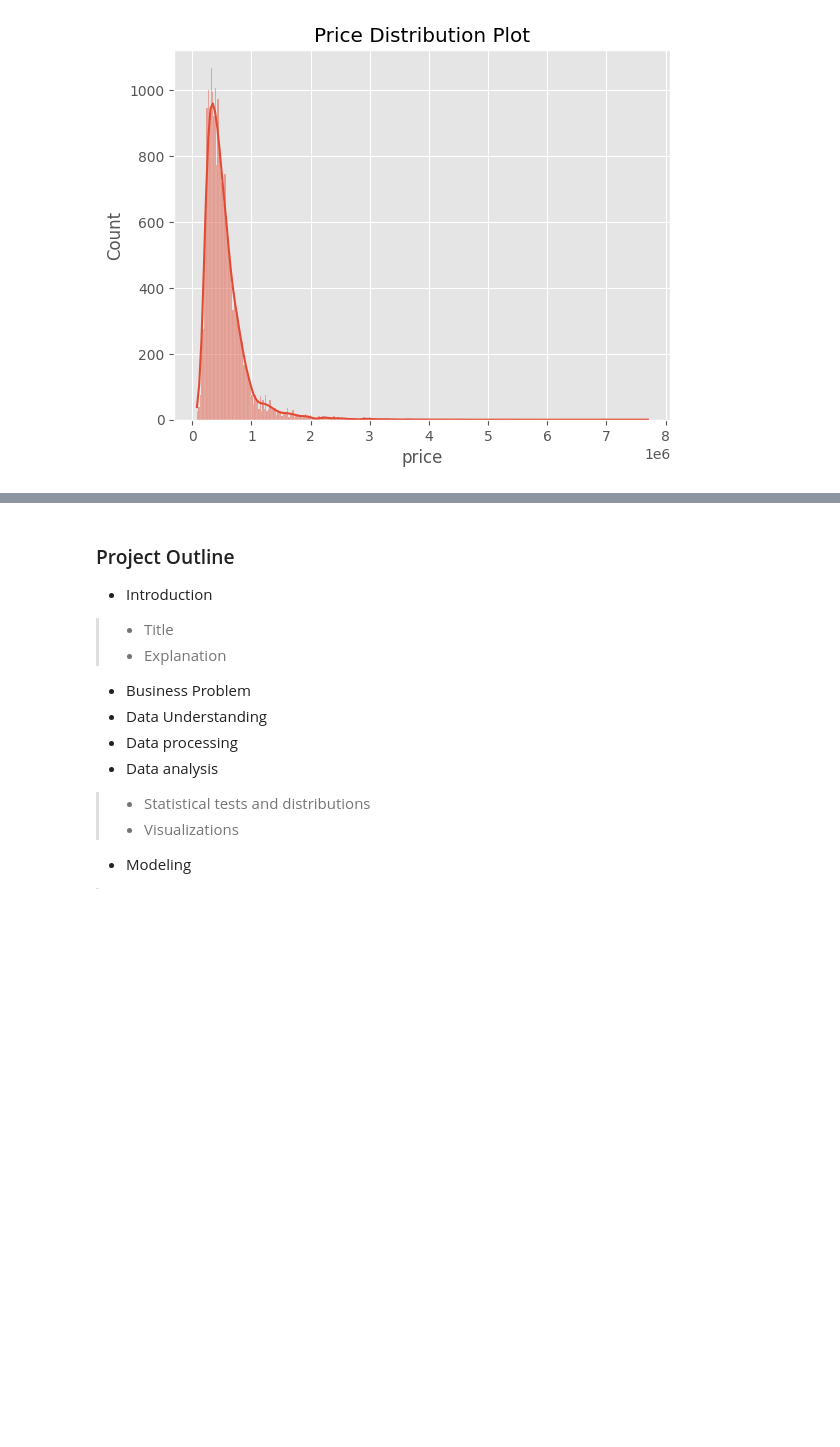
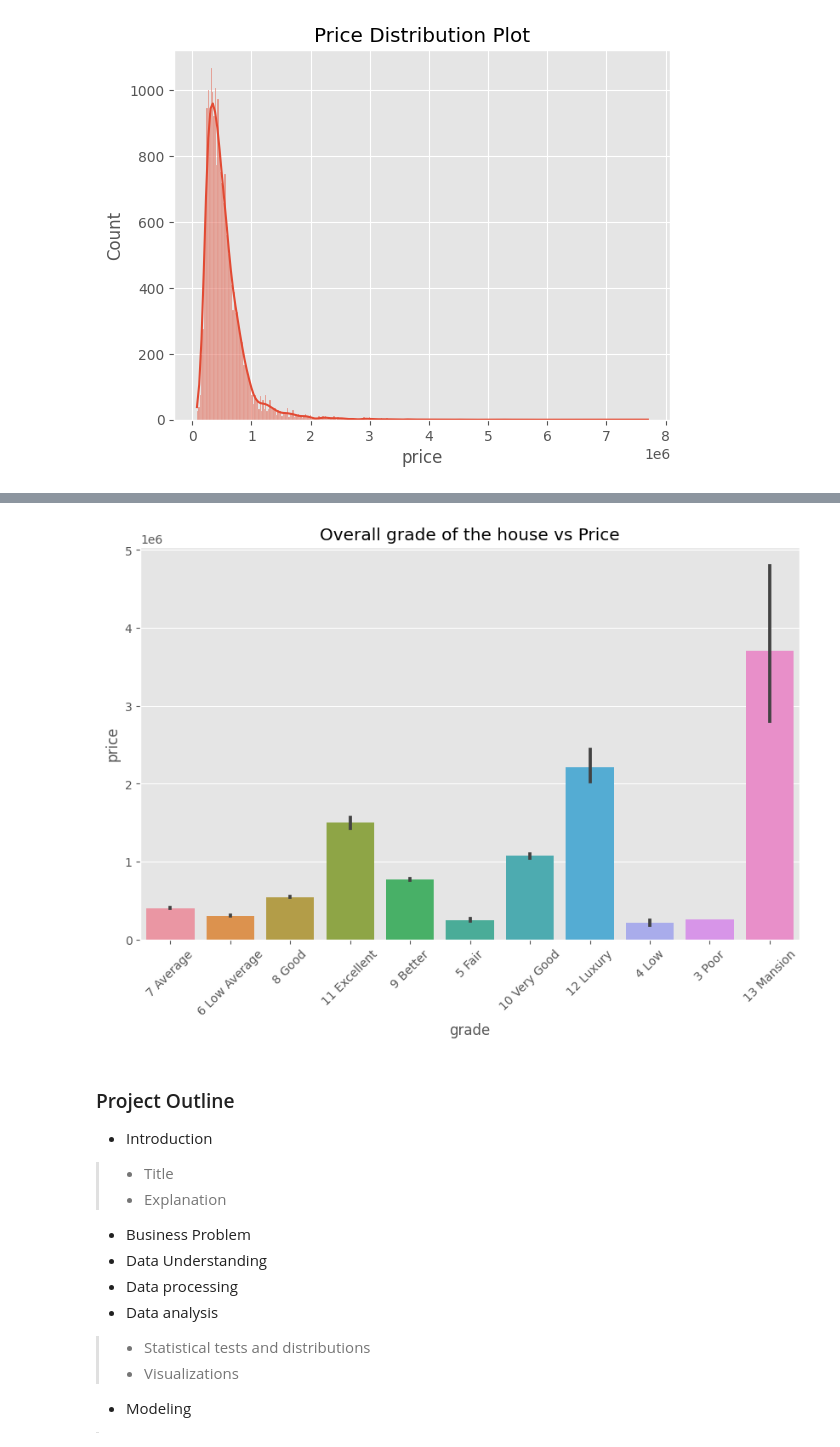
Before and after one commit to D-EKALE/KC-Housing-Project-2, a Jupyter notebook: student.ipynb, the cells around one changed output, grey strips where cells are left out. Cells and saved outputs as stored; diff of their text form; code cells hidden in the pictures; blank space fills up the shorter version.

```diff
--- a/student.ipynb
+++ b/student.ipynb
@@ -134,3 +166,12 @@ plt.show()
+# %%
+# Scatterplot of SquareFt Living vs Price
+plt.figure(figsize=(10,6))
+sns.barplot(data=df, x='grade', y='price')
+plt.title('Overall grade of the house vs Price')
+plt.xticks(rotation=45)
+plt.show()
+# %% [output]
+[figure, added]
 # %% [markdown]
 ### Project Outline
 * Introduction
```
Also changed, not shown: parts of 8 cells of this notebook.
